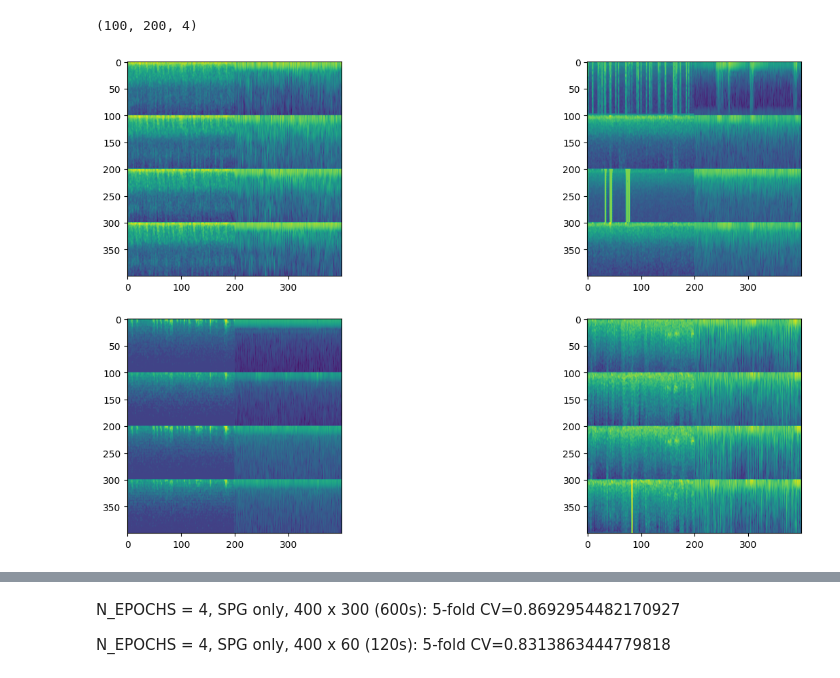
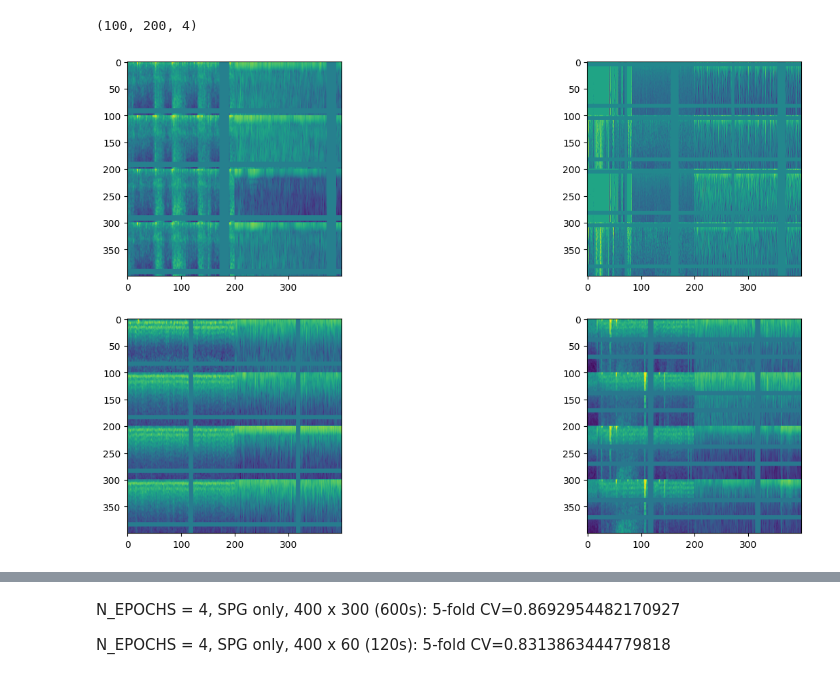
Before and after one commit to rlid/hms-harmful-brain-activity-classification, a Jupyter notebook: fit_enb0.ipynb, the cells around one changed output, grey strips where cells are left out. Cells and saved outputs as stored; diff of their text form; code cells hidden in the pictures.

```diff
--- a/fit_enb0.ipynb
+++ b/fit_enb0.ipynb
@@ -243,7 +236,9 @@ class DataGenerator(keras.utils.Sequence):
 
     def __random_transform(self, img):
         composition = albu.Compose([
-            albu.HorizontalFlip(p=0.5),
+            # albu.RandomBrightnessContrast(),
+            albu.Sharpen(),
+            albu.XYMasking(num_masks_x=(1, 2), num_masks_y=(1, 2), mask_x_length=(5, IMAGE_WIDTH // 10), mask_y_length=(5, IMAGE_HEIGHT // 10), p=1),
             #albu.CoarseDropout(max_holes=8,max_height=32,max_width=32,fill_value=0,p=0.5),
         ])
         return composition(image=img)['image']
@@ -253,27 +248,27 @@ class DataGenerator(keras.utils.Sequence):
             img_batch[i, ] = self.__random_transform(img_batch[i, ])
         return img_batch
 # %%
-gen = DataGenerator(train_df, shuffle=True)
+gen = DataGenerator(train_df, shuffle=True, augment=True)
 
 ROWS = 2
 COLS = 2
 BATCHES = 1
 
 for i, (X, y) in enumerate(gen):
     plt.figure(figsize=(16, 9))
     for j in range(ROWS):
         for k in range(COLS):
             plt.subplot(ROWS, COLS, j * COLS + k + 1)
             t = y[j * COLS + k]
             img_spg = np.concatenate([X[j * COLS + k, :, :, a] for a in range(4)], axis=0)
             img_eeg = np.concatenate([X[j * COLS + k, :, :, a] for a in range(4, 8)], axis=0)
             img = np.concatenate([img_spg, img_eeg], axis=1)
             plt.imshow(img)
     plt.show()
     if i == BATCHES - 1:
         break
 # %% [output]
-[figure, old version]
+[figure, new version]
 # %%
 def build_model():
     base_model = keras.applications.efficientnet.EfficientNetB0(include_top=False, weights='imagenet', input_shape=None)
```
Also changed, not shown: parts of 3 cells of this notebook.
